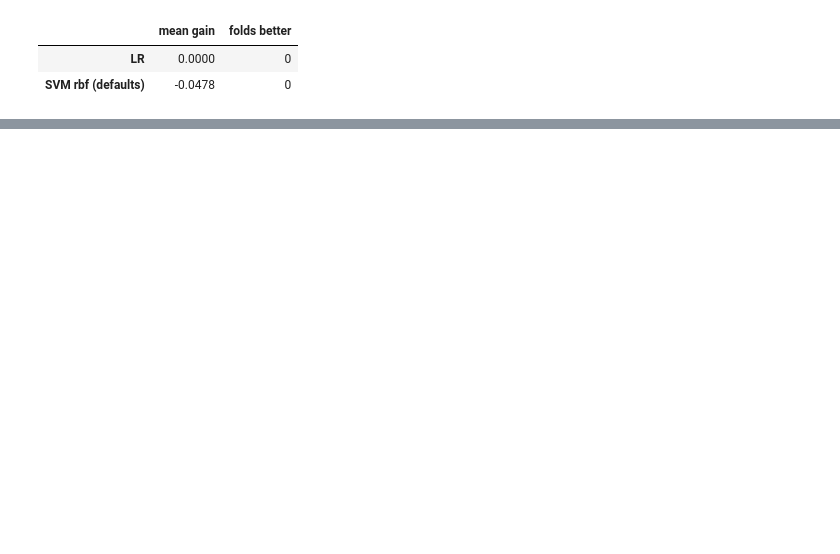
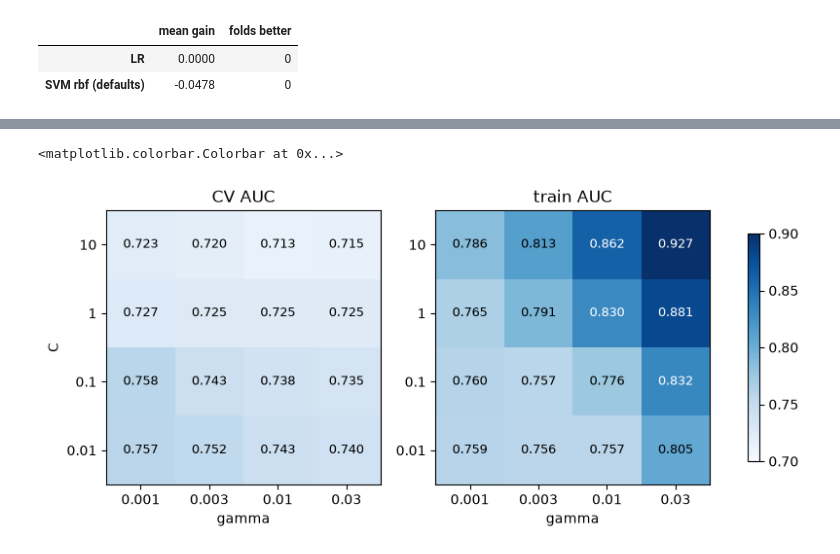
Before and after one commit to Oscar339/dst-sprint1, a Jupyter notebook: Oscar/03-svm.ipynb, the cells around one changed output, grey strips where cells are left out. Cells and saved outputs as stored; diff of their text form; code cells hidden in the pictures; blank space fills up the shorter version.

```diff
--- a/Oscar/03-svm.ipynb
+++ b/Oscar/03-svm.ipynb
@@ -58,0 +63,10 @@ compare()
+# %%
+Cs = [0.01, 0.1, 1, 10]
+gammas = [0.001, 0.003, 0.01, 0.03]     # default "scale" = 1 / (61 features x variance 1) ≈ 0.016
+
+for C in Cs:                             # 16 settings x 5 folds; a few minutes
+    for g in gammas:
+        cv_model(f"rbf C={C} g={g}", SVC(C=C, gamma=g))
+
+grid = pd.DataFrame([{"C": C, "gamma": g, **results[f"rbf C={C} g={g}"]} for C in Cs for g in gammas])
+grid.pivot(index="C", columns="gamma", values="auc").round(4)
@@ -58,0 +80,17 @@ compare()
+# %%
+fig, axes = plt.subplots(1, 2, figsize=(10, 3.8))
+for ax, col, title in [(axes[0], "auc", "CV AUC"), (axes[1], "train_auc", "train AUC")]:
+    t = grid.pivot(index="C", columns="gamma", values=col)
+    im = ax.imshow(t, cmap="Blues", vmin=0.70, vmax=0.90, origin="lower")   # same scale on both panels
+    for i in range(t.shape[0]):
+        for j in range(t.shape[1]):
+            v = t.iloc[i, j]
+            ax.text(j, i, f"{v:.3f}", ha="center", va="center", fontsize=9,
+                    color="white" if v > 0.82 else "black")
+    ax.set(xticks=range(len(gammas)), xticklabels=gammas, yticks=range(len(Cs)), yticklabels=Cs,
+           xlabel="gamma", title=title)
+axes[0].set_ylabel("C")
+fig.colorbar(im, ax=axes, shrink=0.8)
+# %% [output]
+<matplotlib.colorbar.Colorbar at 0x...>
+[figure, added]
```
Also changed, not shown: parts of 19 cells of this notebook, 4 other files.
